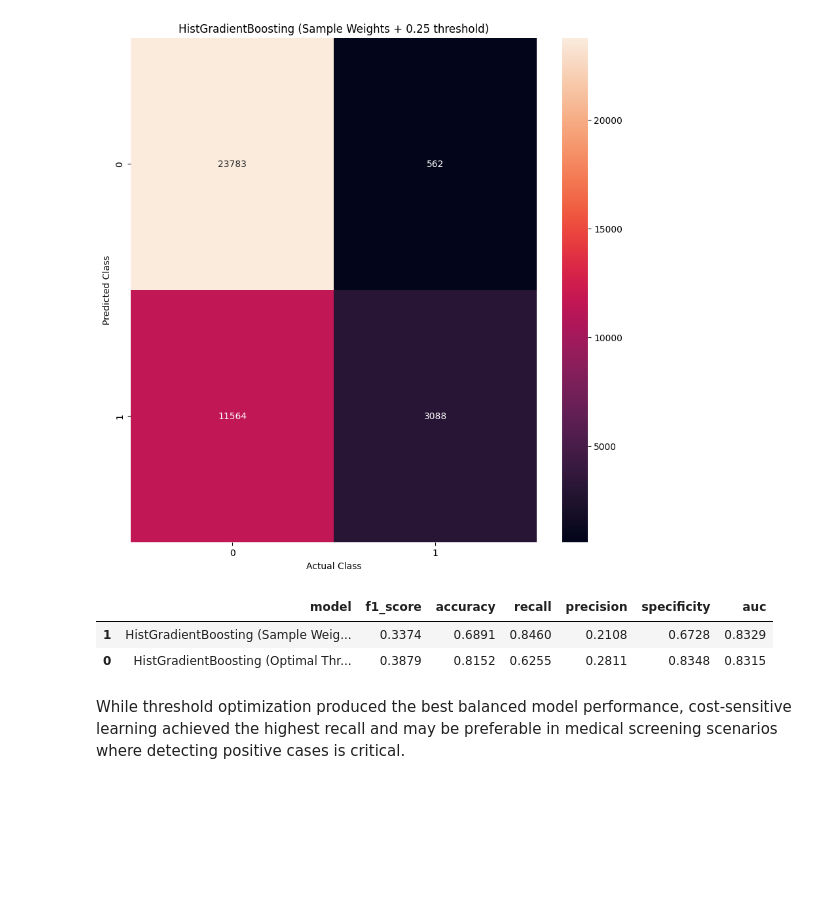
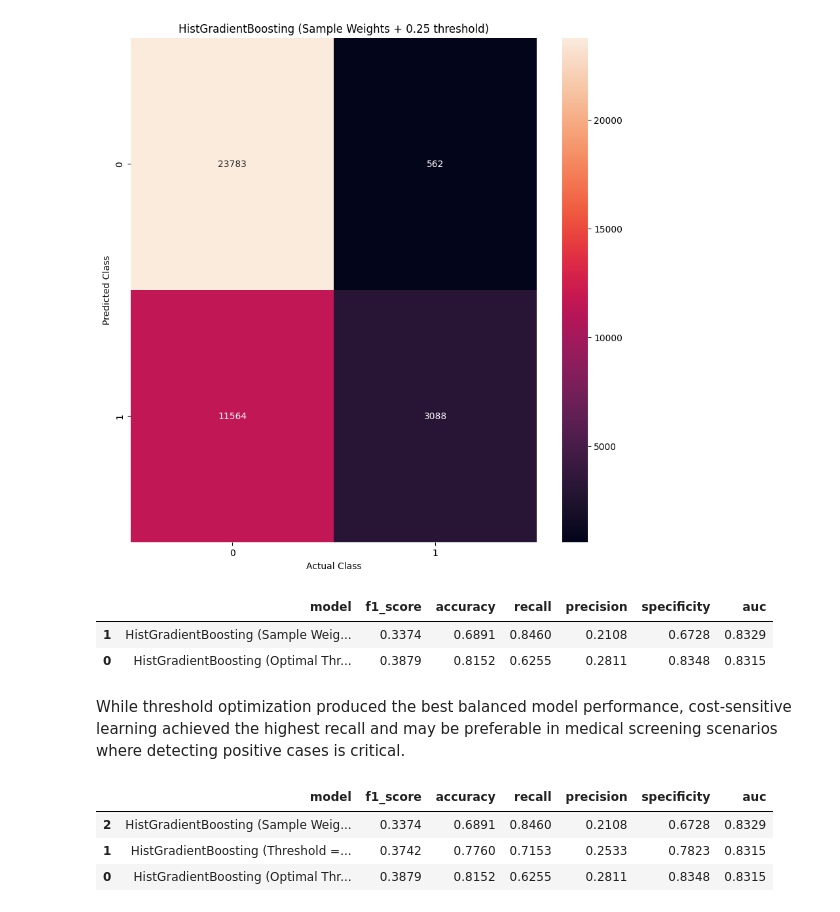
Before and after one commit to leonardsangoroh/AIFoundations, a Jupyter notebook: AssessmentOne/heart-attack-prediction-assignment.ipynb, the cells around one changed output. Saved outputs shown, nothing was run; the diff lists cells and outputs as text; code cells hidden in the pictures; blank space fills up the shorter version.

Commit message:
combine improvement methods results in a DataFrame

```diff
--- a/AssessmentOne/heart-attack-prediction-assignment.ipynb
+++ b/AssessmentOne/heart-attack-prediction-assignment.ipynb
@@ -1162,3 +1162,17 @@ results_df.sort_values(by="auc", ascending=False)
 | 0 | HistGradientBoosting (Optimal Thr... | 0.3879 | 0.8152 | 0.6255 | 0.2811 | 0.8348 | 0.8315 |
 # %% [markdown]
 While threshold optimization produced the best balanced model performance, cost-sensitive learning achieved the highest recall and may be preferable in medical screening scenarios where detecting positive cases is critical.
+# %%
+# combined results - improvement methods(2) plus optimized threshold
+all_results = [
+    opt_results,
+    t025_results,
+    weighted_results
+]
+results_df = pd.DataFrame(all_results).round(4)
+results_df.sort_values(by="recall", ascending=False)
+# %% [output]
+|  | model | f1_score | accuracy | recall | precision | specificity | auc |
+| 2 | HistGradientBoosting (Sample Weig... | 0.3374 | 0.6891 | 0.8460 | 0.2108 | 0.6728 | 0.8329 |
+| 1 | HistGradientBoosting (Threshold =... | 0.3742 | 0.7760 | 0.7153 | 0.2533 | 0.7823 | 0.8315 |
+| 0 | HistGradientBoosting (Optimal Thr... | 0.3879 | 0.8152 | 0.6255 | 0.2811 | 0.8348 | 0.8315 |
```
